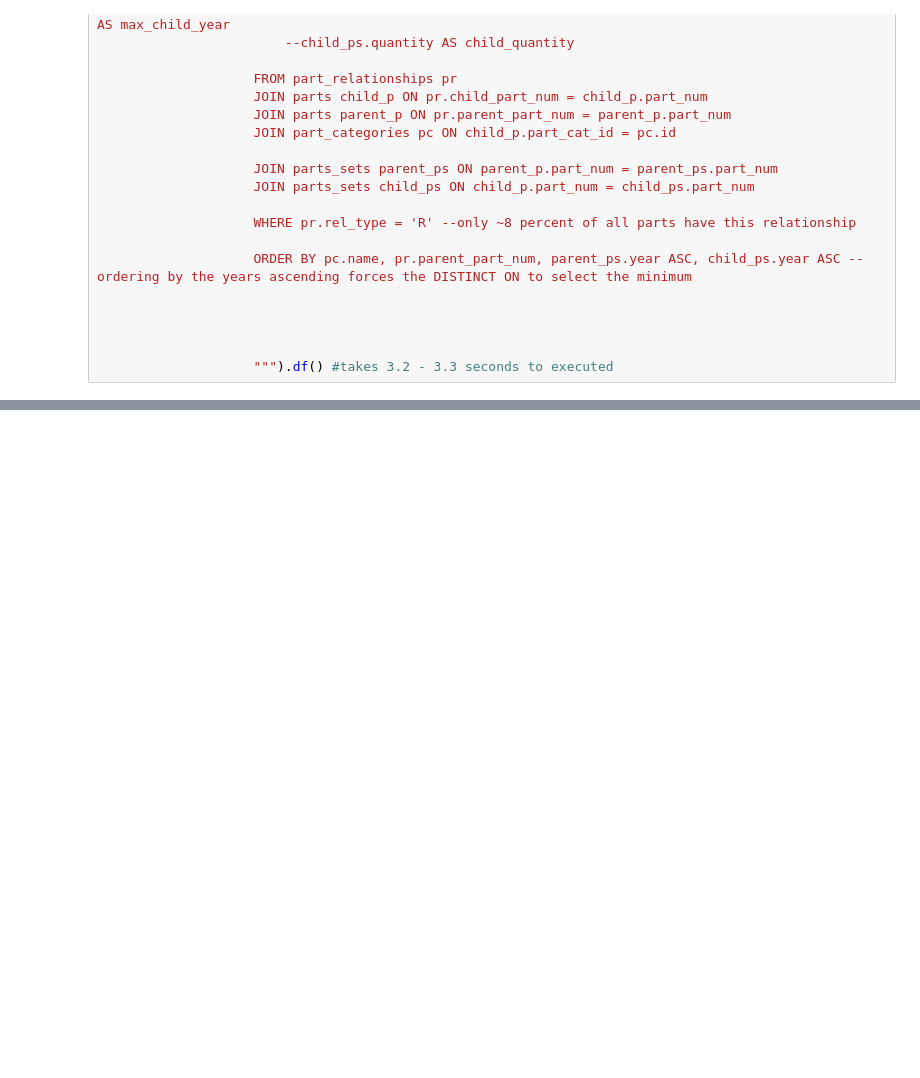
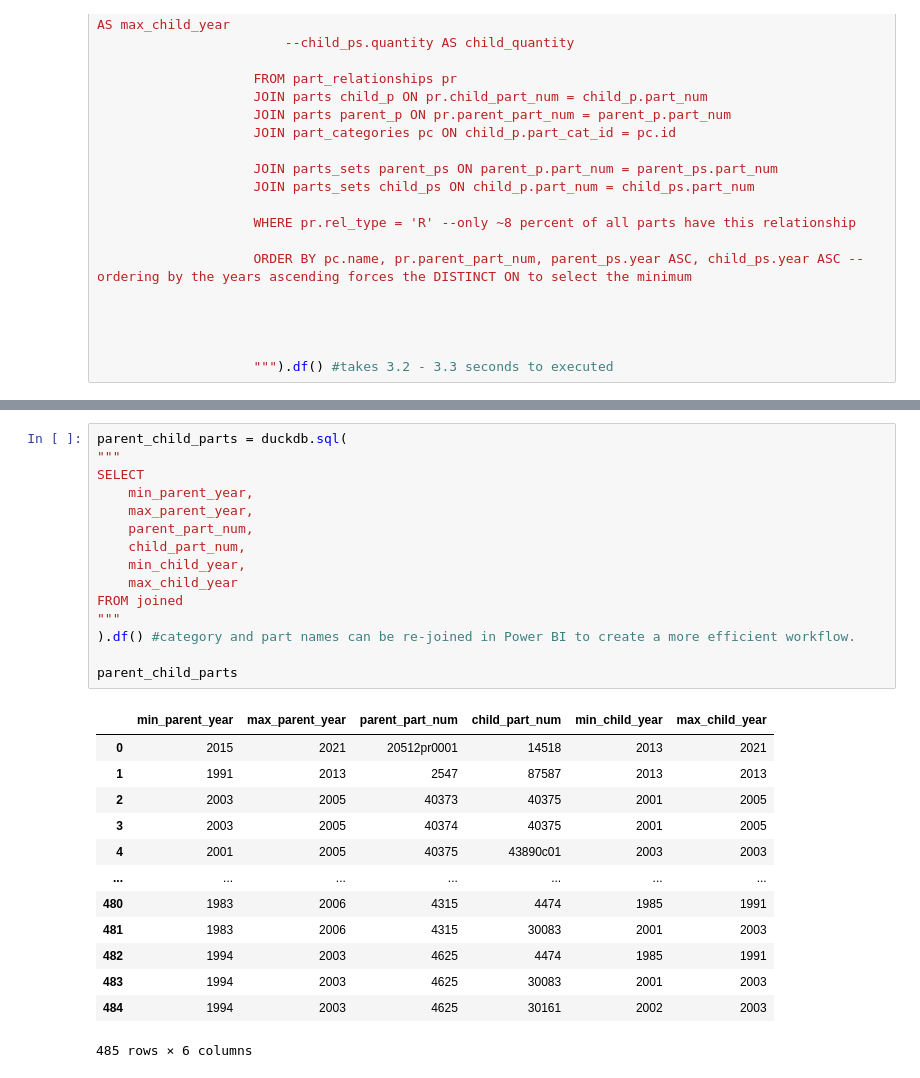
Before and after one commit to r4y856/Lego-Parts-Analysis, a Jupyter notebook: data_analysis_1.ipynb, the cells around one changed output, grey strips where cells are left out. Saved outputs shown, nothing was run; the diff lists cells and outputs as text; blank space fills up the shorter version.

```diff
--- a/data_analysis_1.ipynb
+++ b/data_analysis_1.ipynb
@@ -145,0 +208,29 @@ mydf
+# %%
+parent_child_parts = duckdb.sql(
+"""
+SELECT
+    min_parent_year,
+    max_parent_year,
+    parent_part_num,
+    child_part_num,
+    min_child_year,
+    max_child_year
+FROM joined
+"""
+).df() #category and part names can be re-joined in Power BI to create a more efficient workflow.
+
+parent_child_parts
+# %% [output]
+|  | min_parent_year | max_parent_year | parent_part_num | child_part_num | min_child_year | max_child_year |
+| 0 | 2015 | 2021 | 20512pr0001 | 14518 | 2013 | 2021 |
+| 1 | 1991 | 2013 | 2547 | 87587 | 2013 | 2013 |
+| 2 | 2003 | 2005 | 40373 | 40375 | 2001 | 2005 |
+| 3 | 2003 | 2005 | 40374 | 40375 | 2001 | 2005 |
+| 4 | 2001 | 2005 | 40375 | 43890c01 | 2003 | 2003 |
+| ... | ... | ... | ... | ... | ... | ... |
+| 480 | 1983 | 2006 | 4315 | 4474 | 1985 | 1991 |
+| 481 | 1983 | 2006 | 4315 | 30083 | 2001 | 2003 |
+| 482 | 1994 | 2003 | 4625 | 4474 | 1985 | 1991 |
+| 483 | 1994 | 2003 | 4625 | 30083 | 2001 | 2003 |
+| 484 | 1994 | 2003 | 4625 | 30161 | 2002 | 2003 |
+485 rows × 6 columns
```
Also changed, not shown: parts of 11 cells of this notebook.
